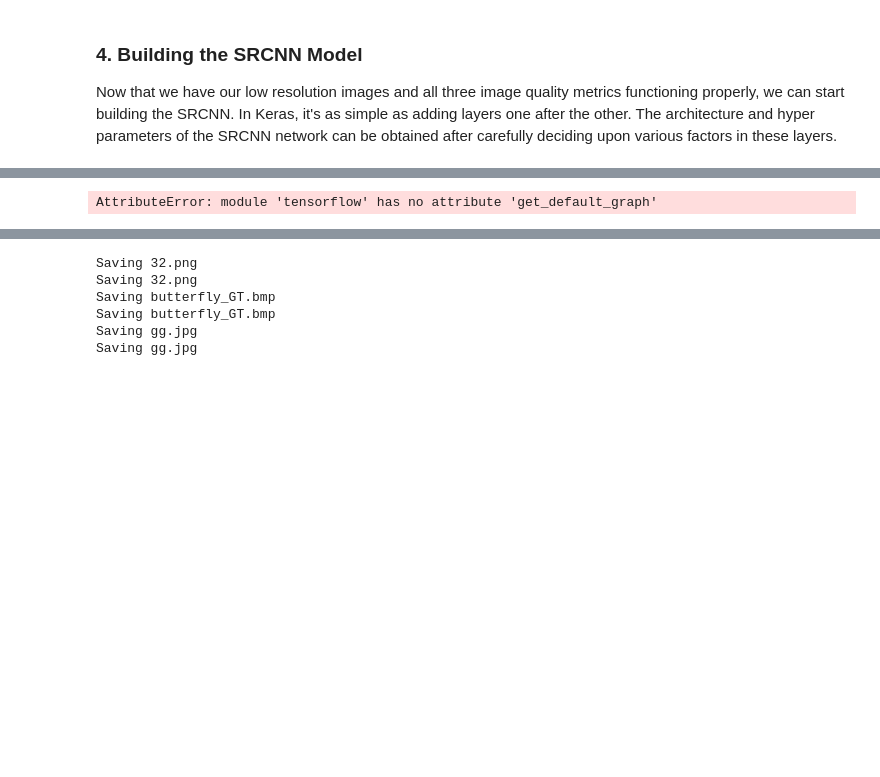
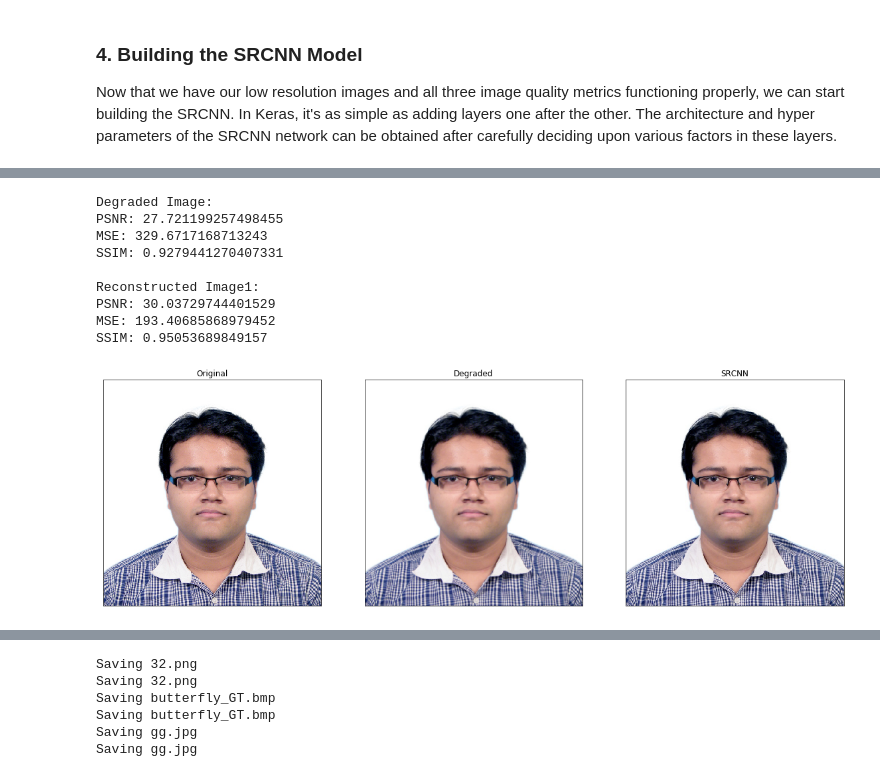
Before and after one commit to g2zac/practices, a Jupyter notebook: Image Super Resolution/Image Super Resolution with the SRCNN (Jupyter Notebook).ipynb, the cells around one changed output, grey strips where cells are left out. Saved outputs shown, nothing was run; the diff lists cells and outputs as text; code cells hidden in the pictures; blank space fills up the shorter version.

```diff
--- a/Image Super Resolution/Image Super Resolution with the SRCNN (Jupyter Notebook).ipynb
+++ b/Image Super Resolution/Image Super Resolution with the SRCNN (Jupyter Notebook).ipynb
@@ -206,12 +211,9 @@ def shave(image, border):
     img = image[border: -border, border: -border]
     return img
 # %%
+
 # define main prediction function
-def predict(image_path):
-
-    # load the srcnn model with weights
-    srcnn = model()
-    srcnn.load_weights('3051crop_weight_200.h5')
+def predict(resulator, image_path):
 
     # load the degraded and reference images
     path, file = os.path.split(image_path)
@@ -231,8 +233,7 @@ def predict(image_path):
     Y[0, :, :, 0] = temp[:, :, 0].astype(float) / 255
 
     # perform super-resolution with srcnn
-    pre = srcnn.predict(Y, batch_size=1)
-
+    pre = resulator.predict(Y, batch_size=1)
 
 
     # post-process output
@@ -257,3 +258,7 @@ def predict(image_path):
 
     # return images and scores
     return ref, degraded, output, scores
+# %%
+# load the srcnn model with weights
+srcnn_resulator = model()
+srcnn_resulator.load_weights('3051crop_weight_200.h5')
@@ -260,24 +282,33 @@ def predict(image_path):
 # %%
-ref, degraded, output, scores = predict('images/gg.jpg')
+ref, degraded, output, scores = predict(srcnn_resulator, 'images/gg.jpg')
 
 # print all scores for all images
 print('Degraded Image: \nPSNR: {}\nMSE: {}\nSSIM: {}\n'.format(scores[0][0], scores[0][1], scores[0][2]))
 print('Reconstructed Image1: \nPSNR: {}\nMSE: {}\nSSIM: {}\n'.format(scores[1][0], scores[1][1], scores[1][2]))
 
 
 # display images as subplots
 fig, axs = plt.subplots(1, 3, figsize=(20, 8))
 axs[0].imshow(cv2.cvtColor(ref, cv2.COLOR_BGR2RGB))
 axs[0].set_title('Original')
 axs[1].imshow(cv2.cvtColor(degraded, cv2.COLOR_BGR2RGB))
 axs[1].set_title('Degraded')
 axs[2].imshow(cv2.cvtColor(output, cv2.COLOR_BGR2RGB))
 axs[2].set_title('SRCNN')
 
 # remove the x and y ticks
 for ax in axs:
     ax.set_xticks([])
     ax.set_yticks([])
 # %% [output]
-AttributeError: module 'tensorflow' has no attribute 'get_default_graph'
+Degraded Image:
+PSNR: 27.721199257498455
+MSE: 329.6717168713243
+SSIM: 0.9279441270407331
+
+Reconstructed Image1:
+PSNR: 30.03729744401529
+MSE: 193.40685868979452
+SSIM: 0.95053689849157
+[figure, added]
 # %%
```
Also changed, not shown: parts of 9 cells of this notebook.
